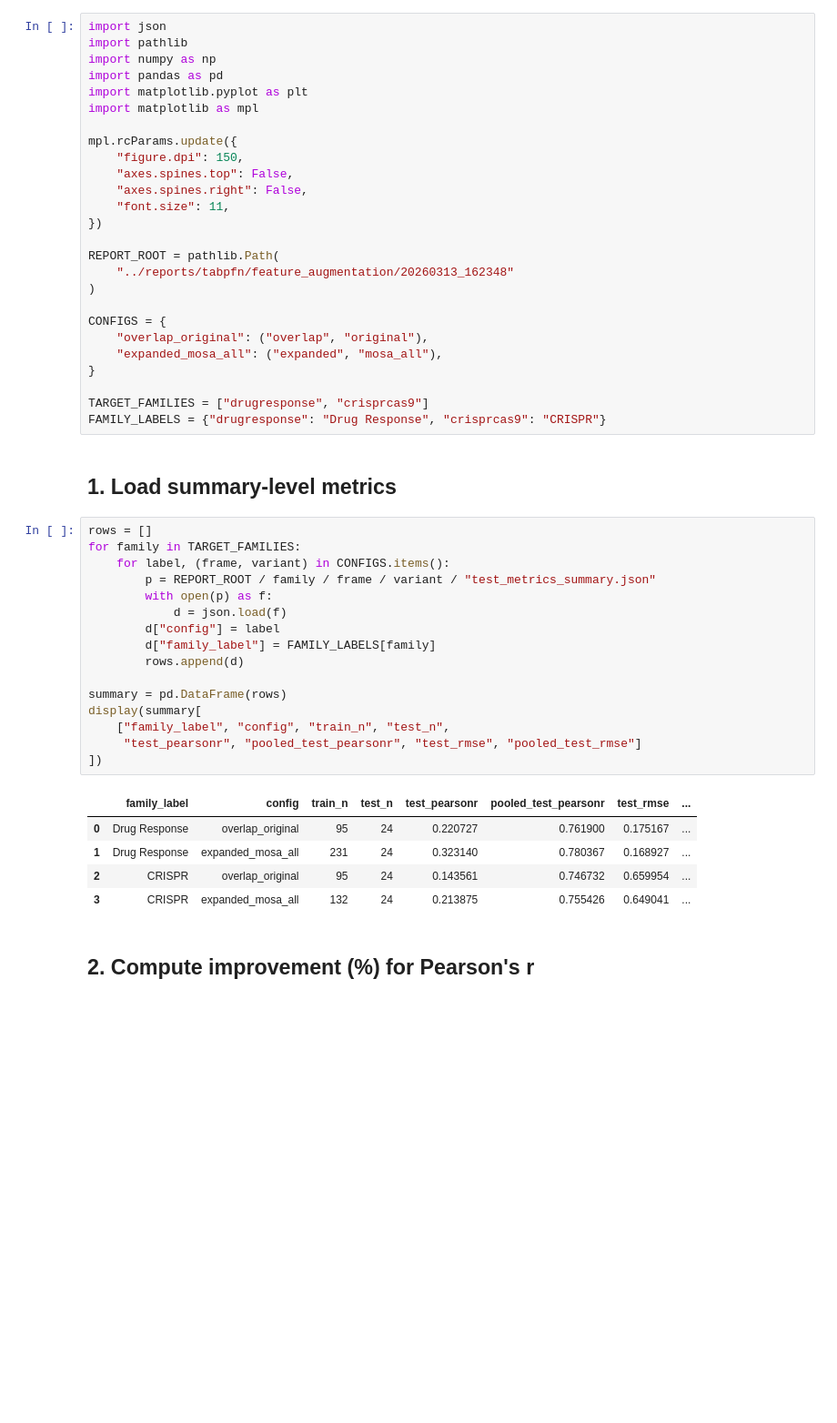
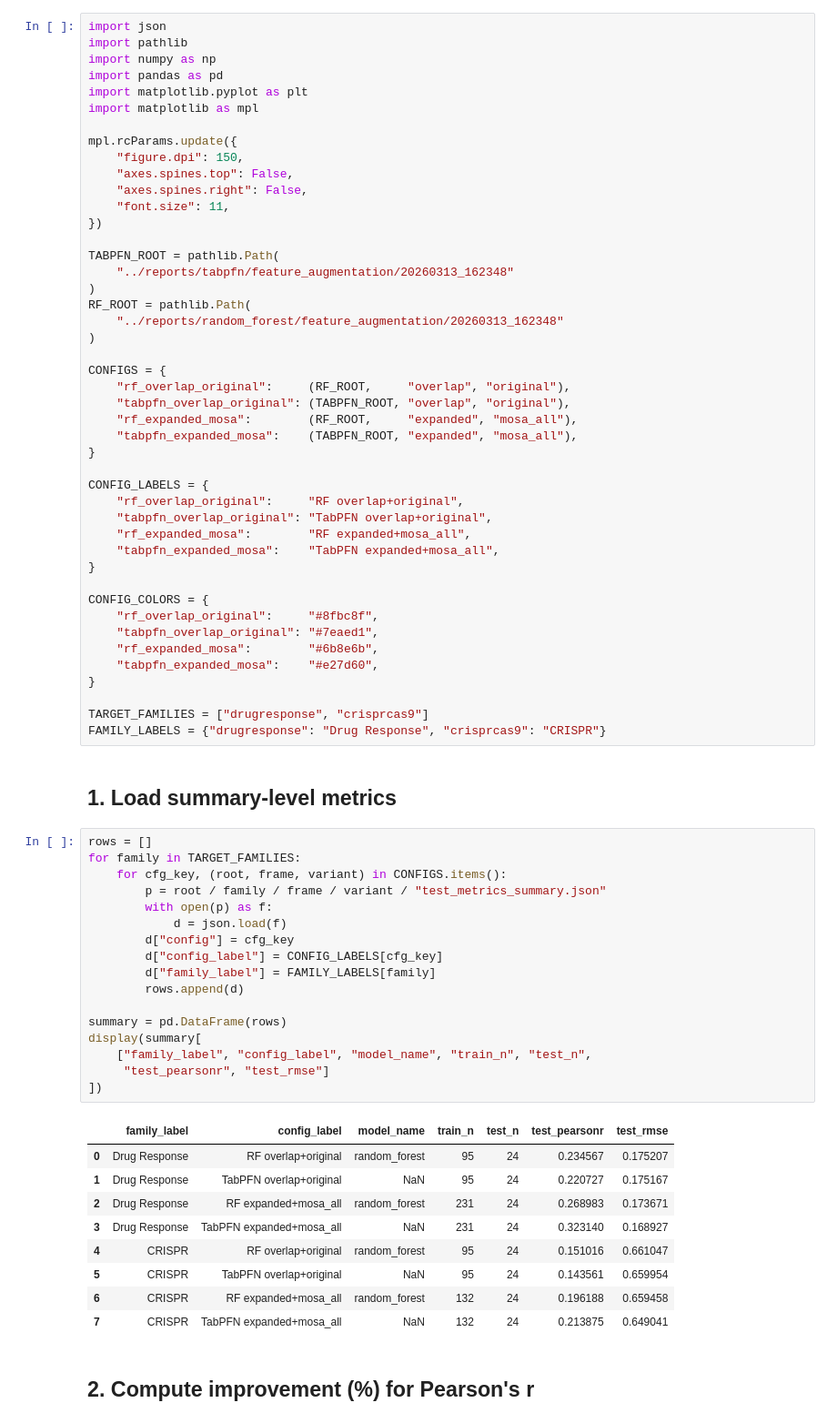
Before and after one commit to ZhaoxiangSimonCai/PhenPredCCMA, a Jupyter notebook: notebooks/tabpfn_mosa_improvement_analysis.ipynb, the cells around one changed output. Shown at 91% size. Drawn from its saved outputs; the diff is of its cells as text; blank space fills up the shorter version.

```diff
--- a/notebooks/tabpfn_mosa_improvement_analysis.ipynb
+++ b/notebooks/tabpfn_mosa_improvement_analysis.ipynb
@@ -18,13 +23,32 @@ mpl.rcParams.update({
     "font.size": 11,
 })
 
-REPORT_ROOT = pathlib.Path(
+TABPFN_ROOT = pathlib.Path(
     "../reports/tabpfn/feature_augmentation/20260313_162348"
+)
+RF_ROOT = pathlib.Path(
+    "../reports/random_forest/feature_augmentation/20260313_162348"
 )
 
 CONFIGS = {
-    "overlap_original": ("overlap", "original"),
-    "expanded_mosa_all": ("expanded", "mosa_all"),
+    "rf_overlap_original":     (RF_ROOT,     "overlap", "original"),
+    "tabpfn_overlap_original": (TABPFN_ROOT, "overlap", "original"),
+    "rf_expanded_mosa":        (RF_ROOT,     "expanded", "mosa_all"),
+    "tabpfn_expanded_mosa":    (TABPFN_ROOT, "expanded", "mosa_all"),
+}
+
+CONFIG_LABELS = {
+    "rf_overlap_original":     "RF overlap+original",
+    "tabpfn_overlap_original": "TabPFN overlap+original",
+    "rf_expanded_mosa":        "RF expanded+mosa_all",
+    "tabpfn_expanded_mosa":    "TabPFN expanded+mosa_all",
+}
+
+CONFIG_COLORS = {
+    "rf_overlap_original":     "#8fbc8f",
+    "tabpfn_overlap_original": "#7eaed1",
+    "rf_expanded_mosa":        "#6b8e6b",
+    "tabpfn_expanded_mosa":    "#e27d60",
 }
 
 TARGET_FAMILIES = ["drugresponse", "crisprcas9"]
@@ -34,25 +58,30 @@ FAMILY_LABELS = {"drugresponse": "Drug Response", "crisprcas9": "CRISPR"}
 # %%
 rows = []
 for family in TARGET_FAMILIES:
-    for label, (frame, variant) in CONFIGS.items():
-        p = REPORT_ROOT / family / frame / variant / "test_metrics_summary.json"
+    for cfg_key, (root, frame, variant) in CONFIGS.items():
+        p = root / family / frame / variant / "test_metrics_summary.json"
         with open(p) as f:
             d = json.load(f)
-        d["config"] = label
+        d["config"] = cfg_key
+        d["config_label"] = CONFIG_LABELS[cfg_key]
         d["family_label"] = FAMILY_LABELS[family]
         rows.append(d)
 
 summary = pd.DataFrame(rows)
 display(summary[
-    ["family_label", "config", "train_n", "test_n",
-     "test_pearsonr", "pooled_test_pearsonr", "test_rmse", "pooled_test_rmse"]
+    ["family_label", "config_label", "model_name", "train_n", "test_n",
+     "test_pearsonr", "test_rmse"]
 ])
 # %% [output]
-|  | family_label | config | train_n | test_n | test_pearsonr | pooled_test_pearsonr | test_rmse | ... |
-| 0 | Drug Response | overlap_original | 95 | 24 | 0.220727 | 0.761900 | 0.175167 | ... |
-| 1 | Drug Response | expanded_mosa_all | 231 | 24 | 0.323140 | 0.780367 | 0.168927 | ... |
-| 2 | CRISPR | overlap_original | 95 | 24 | 0.143561 | 0.746732 | 0.659954 | ... |
-| 3 | CRISPR | expanded_mosa_all | 132 | 24 | 0.213875 | 0.755426 | 0.649041 | ... |
+|  | family_label | config_label | model_name | train_n | test_n | test_pearsonr | test_rmse |
+| 0 | Drug Response | RF overlap+original | random_forest | 95 | 24 | 0.234567 | 0.175207 |
+| 1 | Drug Response | TabPFN overlap+original | NaN | 95 | 24 | 0.220727 | 0.175167 |
+| 2 | Drug Response | RF expanded+mosa_all | random_forest | 231 | 24 | 0.268983 | 0.173671 |
+| 3 | Drug Response | TabPFN expanded+mosa_all | NaN | 231 | 24 | 0.323140 | 0.168927 |
+| 4 | CRISPR | RF overlap+original | random_forest | 95 | 24 | 0.151016 | 0.661047 |
+| 5 | CRISPR | TabPFN overlap+original | NaN | 95 | 24 | 0.143561 | 0.659954 |
+| 6 | CRISPR | RF expanded+mosa_all | random_forest | 132 | 24 | 0.196188 | 0.659458 |
+| 7 | CRISPR | TabPFN expanded+mosa_all | NaN | 132 | 24 | 0.213875 | 0.649041 |
 # %% [markdown]
 ## 2. Compute improvement (%) for Pearson's r
 # %%
```
Also changed, not shown: parts of 9 cells of this notebook.
